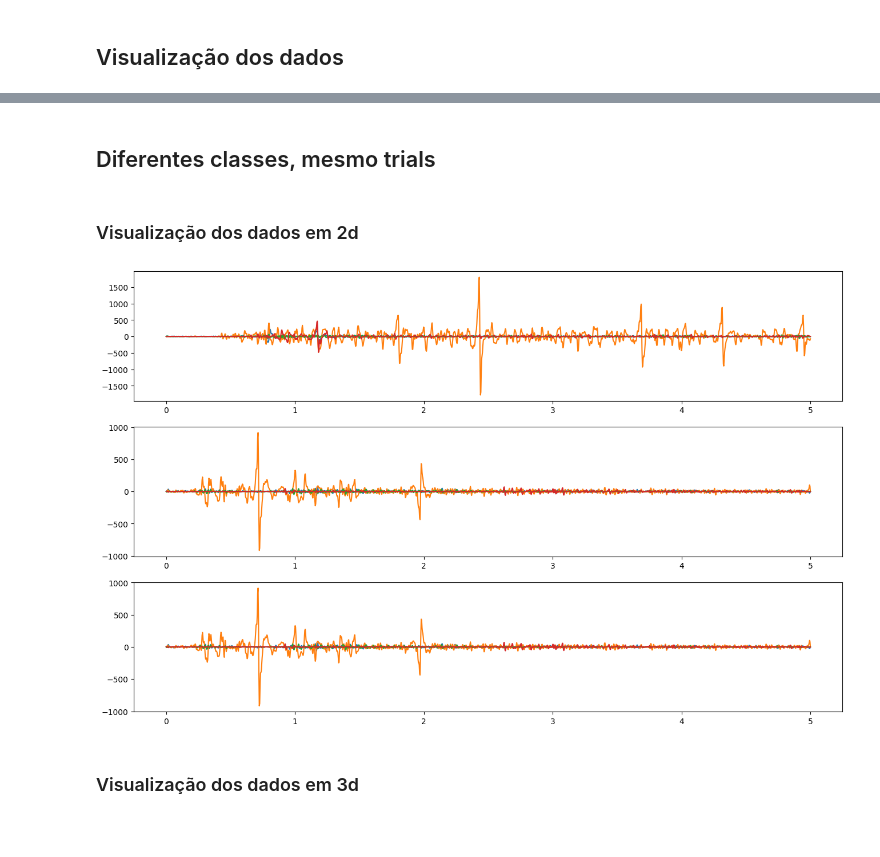
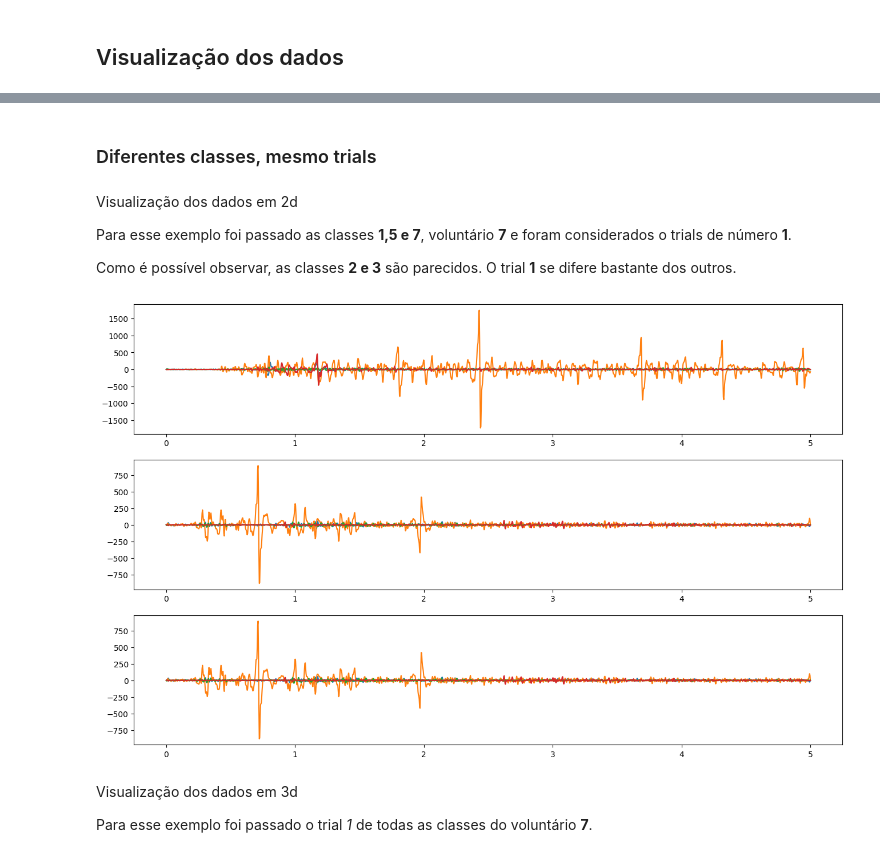
Before and after one commit to LucasDonadi/topicos2-sinaisbiologicos, a Jupyter notebook: trabalho_2.ipynb, the cells around one changed output, grey strips where cells are left out. Cells and saved outputs as stored; diff of their text form; code cells hidden in the pictures; blank space fills up the shorter version.

Commit message:
refactor: adiciona alteracoes para o texto

```diff
--- a/trabalho_2.ipynb
+++ b/trabalho_2.ipynb
@@ -131,46 +139,52 @@ for trial in range(3):
 # %% [markdown]
-## Diferentes classes, mesmo trials
+### Diferentes classes, mesmo trials
 # %% [markdown]
-### Visualização dos dados em 2d
+Visualização dos dados em 2d
+
+Para esse exemplo foi passado as classes **1,5 e 7**, voluntário **7** e foram considerados o trials de número **1**.
+
+Como é possível observar, as classes **2 e 3** são parecidos. O trial **1** se difere bastante dos outros.
 # %%
 num_voluntario = 7 # 1...10
 trial = 1 # 1...3
 
 num_classe_1 = 1 # 1...8
 num_classe_2 = 5 # 1...8
 num_classe_3 = 7 # 1...8
 
-d1 = data[num_voluntario - 1,trial - 1,num_classe_1,0,:], data[num_voluntario - 1,trial - 1,num_classe_1,1,:], data[num_voluntario - 1,trial - 1,num_classe_1,2,:], data[num_voluntario - 1,trial - 1,num_classe_1,3,:]
+d1 = data[num_voluntario - 1,trial - 1,num_classe_1 - 1,0,:], data[num_voluntario - 1,trial - 1,num_classe_1 - 1,1,:], data[num_voluntario - 1,trial - 1,num_classe_1,2,:], data[num_voluntario - 1,trial - 1,num_classe_1,3,:]
 
-d2 = data[num_voluntario - 1,trial - 1,num_classe_2,0,:], data[num_voluntario - 1,trial - 1,num_classe_2,1,:], data[num_voluntario - 1,trial - 1,num_classe_2,2,:], data[num_voluntario - 1,trial - 1,num_classe_2,3,:]
+d2 = data[num_voluntario - 1,trial - 1,num_classe_2 - 1,0,:], data[num_voluntario - 1,trial - 1,num_classe_2 - 1,1,:], data[num_voluntario - 1,trial - 1,num_classe_2,2,:], data[num_voluntario - 1,trial - 1,num_classe_2,3,:]
 
-d3 = data[num_voluntario - 1,trial - 1,num_classe_3,0,:], data[num_voluntario - 1,trial - 1,num_classe_3,1,:], data[num_voluntario - 1,trial - 1,num_classe_3,2,:], data[num_voluntario - 1,trial - 1,num_classe_3,3,:]
+d3 = data[num_voluntario - 1,trial - 1,num_classe_3 - 1,0,:], data[num_voluntario - 1,trial - 1,num_classe_3 - 1,1,:], data[num_voluntario - 1,trial - 1,num_classe_3,2,:], data[num_voluntario - 1,trial - 1,num_classe_3,3,:]
 
 rcParams['figure.figsize'] = [16., 10.]
 
 x = np.linspace(0, 5, num_samples)
 fig, ax = plt.subplots(3, 1)
 
 ax[0].plot(x, d1[0])
 ax[0].plot(x, d1[1])
 ax[0].plot(x, d1[2])
 ax[0].plot(x, d1[3])
 
 ax[1].plot(x, d2[0])
 ax[1].plot(x, d2[1])
 ax[1].plot(x, d2[2])
 ax[1].plot(x, d2[3])
 
 ax[2].plot(x, d2[0])
 ax[2].plot(x, d2[1])
 ax[2].plot(x, d2[2])
 ax[2].plot(x, d2[3])
 
 plt.show()
 # %% [output]
-[figure, old version]
+[figure, new version]
 # %% [markdown]
-### Visualização dos dados em 3d
+Visualização dos dados em 3d
+
+Para esse exemplo foi passado o trial *1* de todas as classes do voluntário **7**.
 # %%
 rcParams['figure.figsize'] = [18., 6.]
 
```
Also changed, not shown: parts of 9 cells of this notebook, 10 other files.
